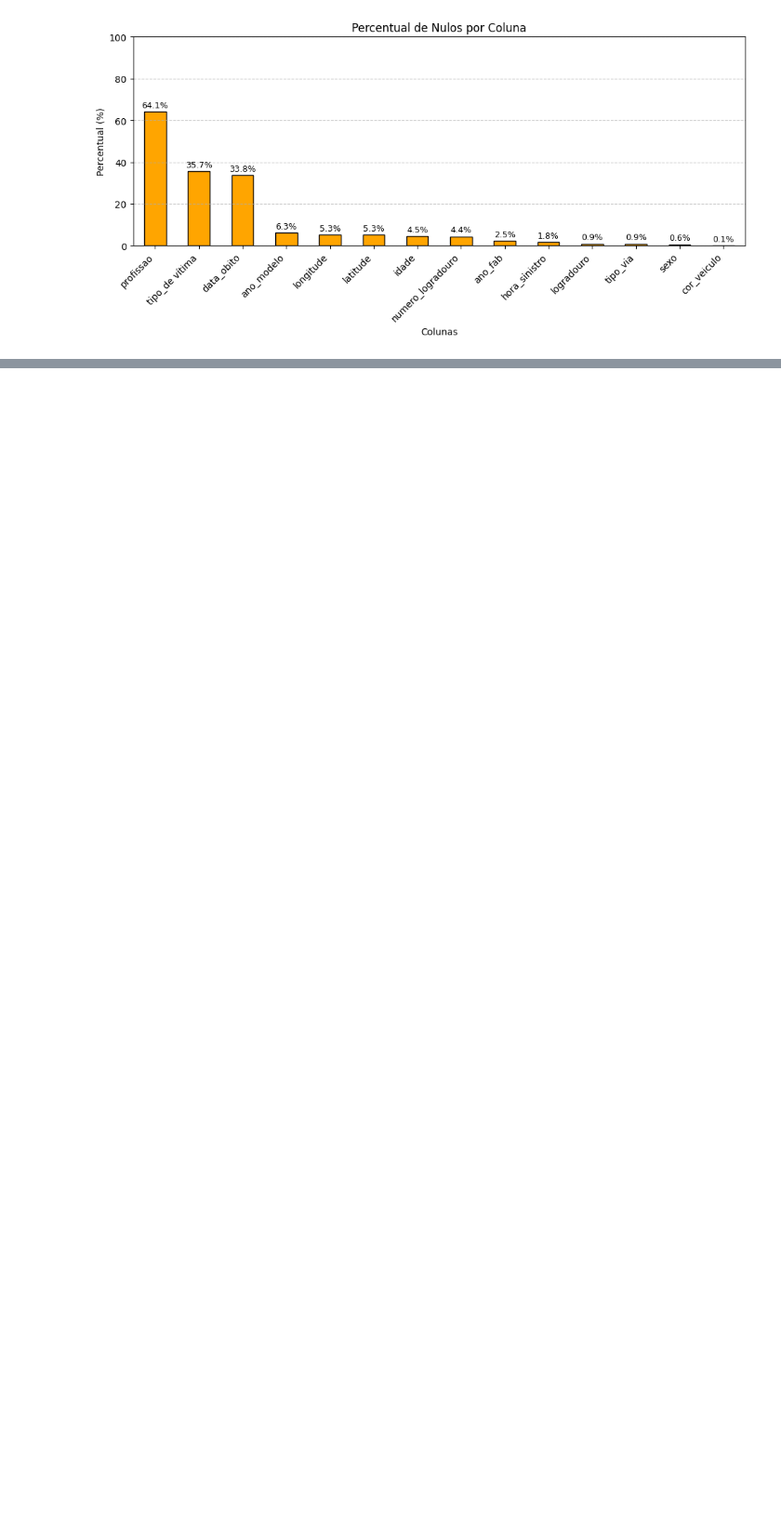
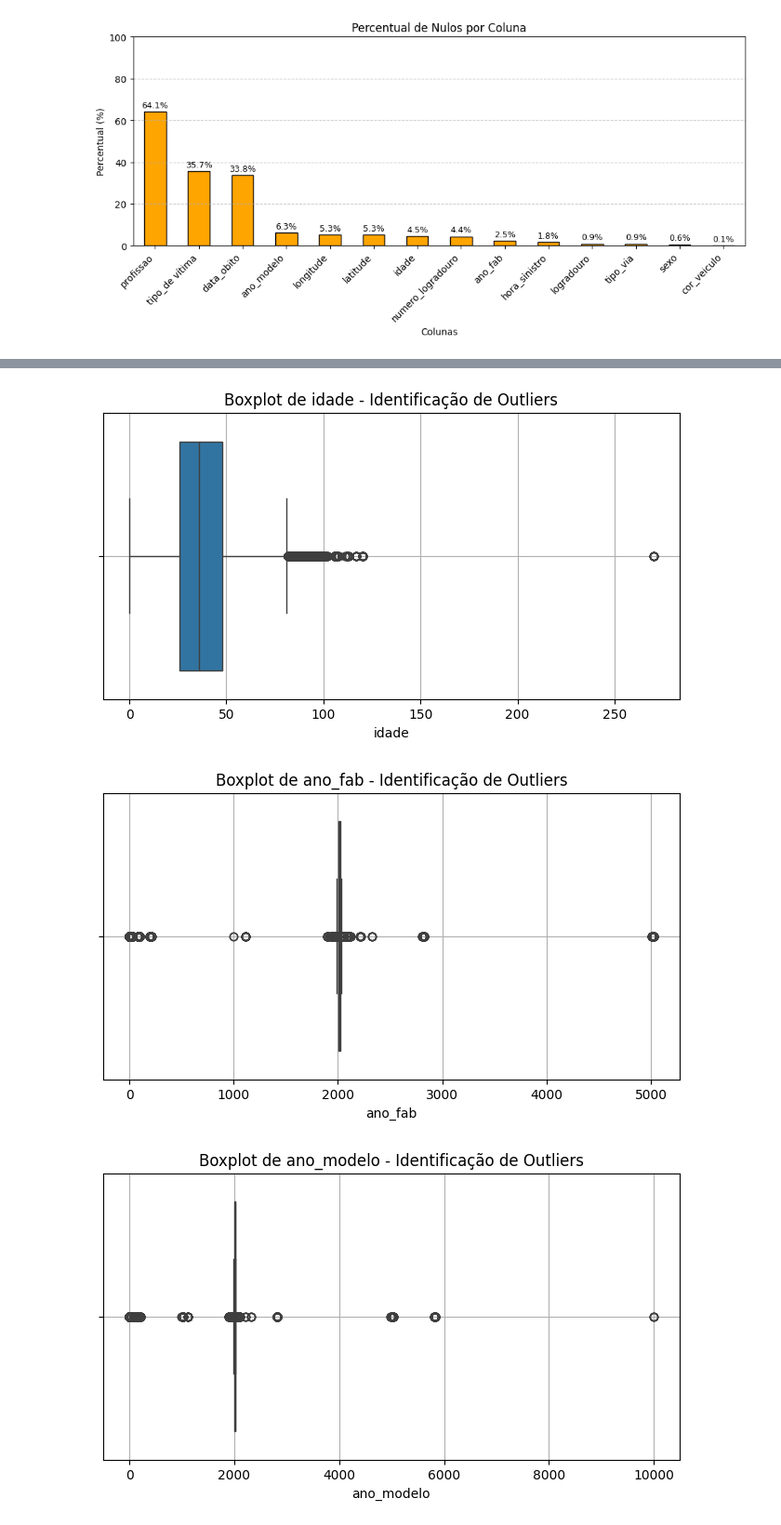
Before and after one commit to matheus-augusto36/accidents_Sao_Paulo_ETL, a Jupyter notebook: etl_main_database.ipynb, the cells around one changed output, grey strips where cells are left out. Shown: that part at 93% size. Saved outputs shown, nothing was run; the diff lists cells and outputs as text; code cells hidden in the pictures; blank space fills up the shorter version.

```diff
--- a/etl_main_database.ipynb
+++ b/etl_main_database.ipynb
@@ -147,9 +147,9 @@ plotar_nulos(df_acidentes[['tipo_de_veiculo']])
 # %% [output]
 ✅ Nenhuma coluna com valores nulos.
 # %%
-df_acidentes = df_acidentes.drop(columns={'municipio_y', 'tipo_via_y', 'data_sinistro_y'})
+df_acidentes = df_acidentes.drop(columns={'municipio_y', 'tipo_via_y', 'data_sinistro_y', 'data_sinistro_x'})
 # %%
-df_acidentes = df_acidentes.rename(columns={'municipio_x': 'municipio', 'tipo_via_x': 'tipo_via', 'data_sinistro_x': 'data_sinistro'})
+df_acidentes = df_acidentes.rename(columns={'municipio_x': 'municipio', 'tipo_via_x': 'tipo_via'})
 # %%
 df_acidentes
 # %% [output]
@@ -291,0 +179,3 @@ Series([], dtype: float64)
+# %%
+df_acidentes['profissao'] = df_acidentes['profissao'].fillna('Não Disponível')
+df_acidentes['tipo_de vítima'] = df_acidentes['tipo_de vítima'].fillna('Não Disponível')
@@ -291,0 +208,30 @@ Series([], dtype: float64)
+# %%
+# Análise de outliers
+
+import seaborn as sns
+import matplotlib.pyplot as plt
+
+plt.figure(figsize=(8, 4))
+sns.boxplot(x=df_acidentes['idade'])
+plt.title(f'Boxplot de idade - Identificação de Outliers')
+plt.xlabel('idade')
+plt.grid(True)
+plt.show()
+
+plt.figure(figsize=(8, 4))
+sns.boxplot(x=df_acidentes['ano_fab'])
+plt.title(f'Boxplot de ano_fab - Identificação de Outliers')
+plt.xlabel('ano_fab')
+plt.grid(True)
+plt.show()
+
+plt.figure(figsize=(8, 4))
+sns.boxplot(x=df_acidentes['ano_modelo'])
+plt.title(f'Boxplot de ano_modelo - Identificação de Outliers')
+plt.xlabel('ano_modelo')
+plt.grid(True)
+plt.show()
+# %% [output]
+[figure, added]
+[figure, added]
+[figure, added]
```
Also changed, not shown: parts of 25 cells of this notebook.
